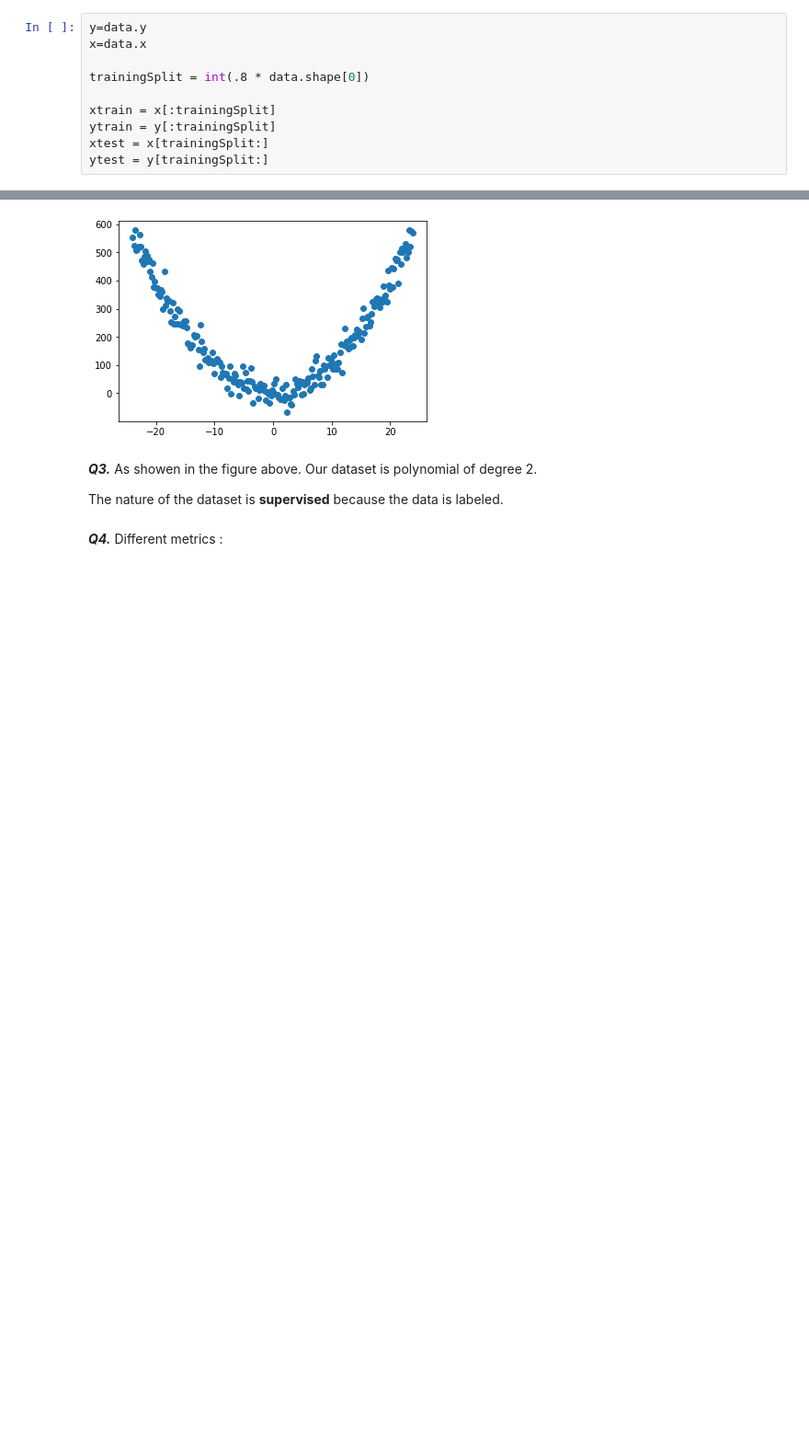
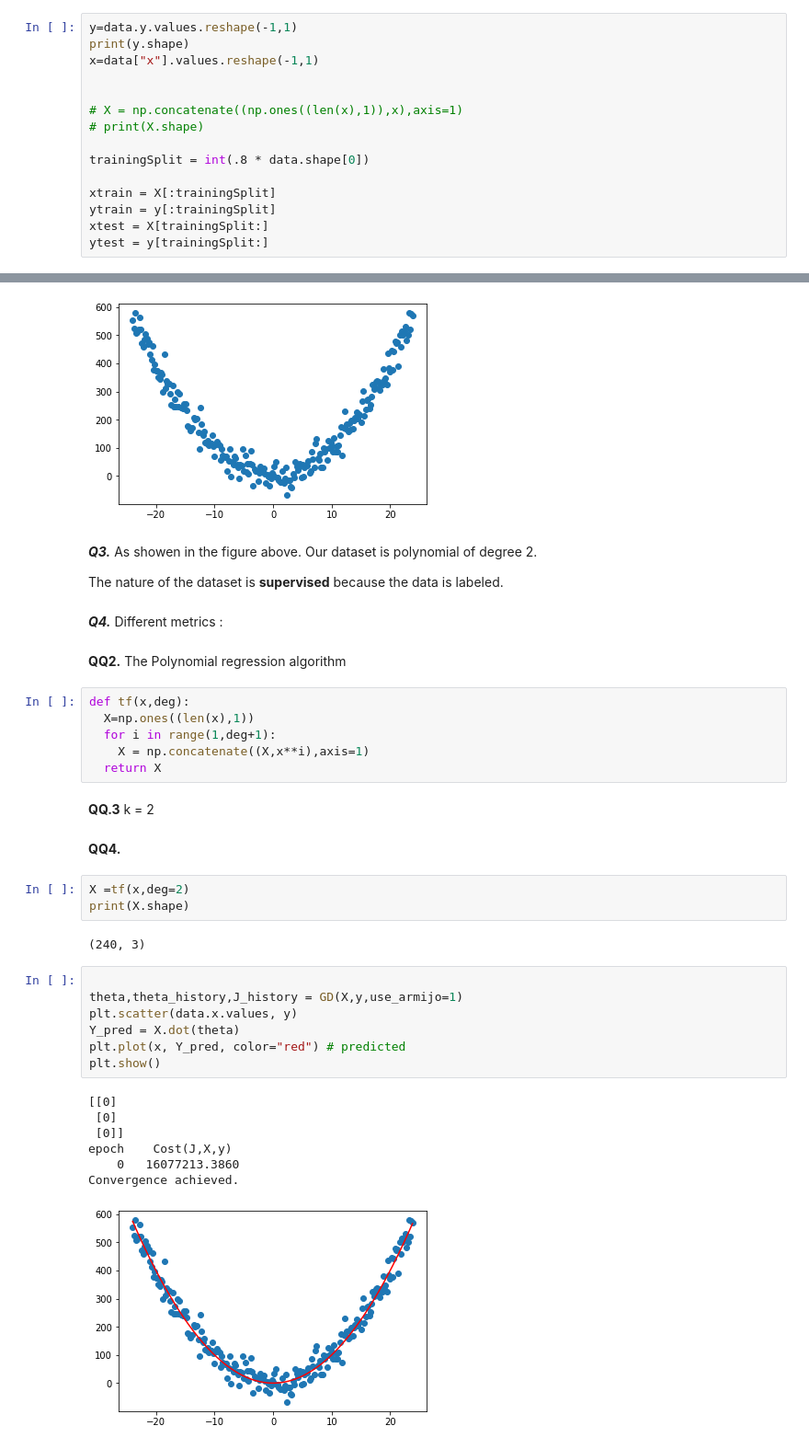
Before and after one commit to AAyyoouubb/TP_ML, a Jupyter notebook: FIRE/Project_Regression.ipynb, the cells around one changed output, grey strips where cells are left out. Shown at 92% size. Drawn from its saved outputs; the diff is of its cells as text; blank space fills up the shorter version.

```diff
--- a/FIRE/Project_Regression.ipynb
+++ b/FIRE/Project_Regression.ipynb
@@ -214,12 +219,17 @@ data = pd.read_csv("data4.csv")
 # %% [markdown]
 Spliting to traing and testing
 # %%
-y=data.y
-x=data.x
+y=data.y.values.reshape(-1,1)
+print(y.shape)
+x=data["x"].values.reshape(-1,1)
+
+
+# X = np.concatenate((np.ones((len(x),1)),x),axis=1)
+# print(X.shape)
 
 trainingSplit = int(.8 * data.shape[0])
 
-xtrain = x[:trainingSplit]
+xtrain = X[:trainingSplit]
 ytrain = y[:trainingSplit]
-xtest = x[trainingSplit:]
+xtest = X[trainingSplit:]
 ytest = y[trainingSplit:]
@@ -275,3 +287,35 @@ plt.scatter(x, y)
 The nature of the dataset is **supervised** because the data is labeled.
 # %% [markdown]
 ***Q4.*** Different metrics :
+# %% [markdown]
+**QQ2.** The Polynomial regression algorithm
+# %%
+def tf(x,deg):
+  X=np.ones((len(x),1))
+  for i in range(1,deg+1):
+    X = np.concatenate((X,x**i),axis=1)
+  return X
+# %% [markdown]
+**QQ.3**  k = 2
+# %% [markdown]
+**QQ4.**
+# %%
+X =tf(x,deg=2)
+print(X.shape)
+# %% [output]
+(240, 3)
+# %%
+
+theta,theta_history,J_history = GD(X,y,use_armijo=1)
+plt.scatter(data.x.values, y)
+Y_pred = X.dot(theta)
+plt.plot(x, Y_pred, color="red") # predicted
+plt.show()
+# %% [output]
+[[0]
+ [0]
+ [0]]
+epoch    Cost(J,X,y)
+    0   16077213.3860
+Convergence achieved.
+[figure, added]
```
Also changed, not shown: parts of 15 cells of this notebook.
